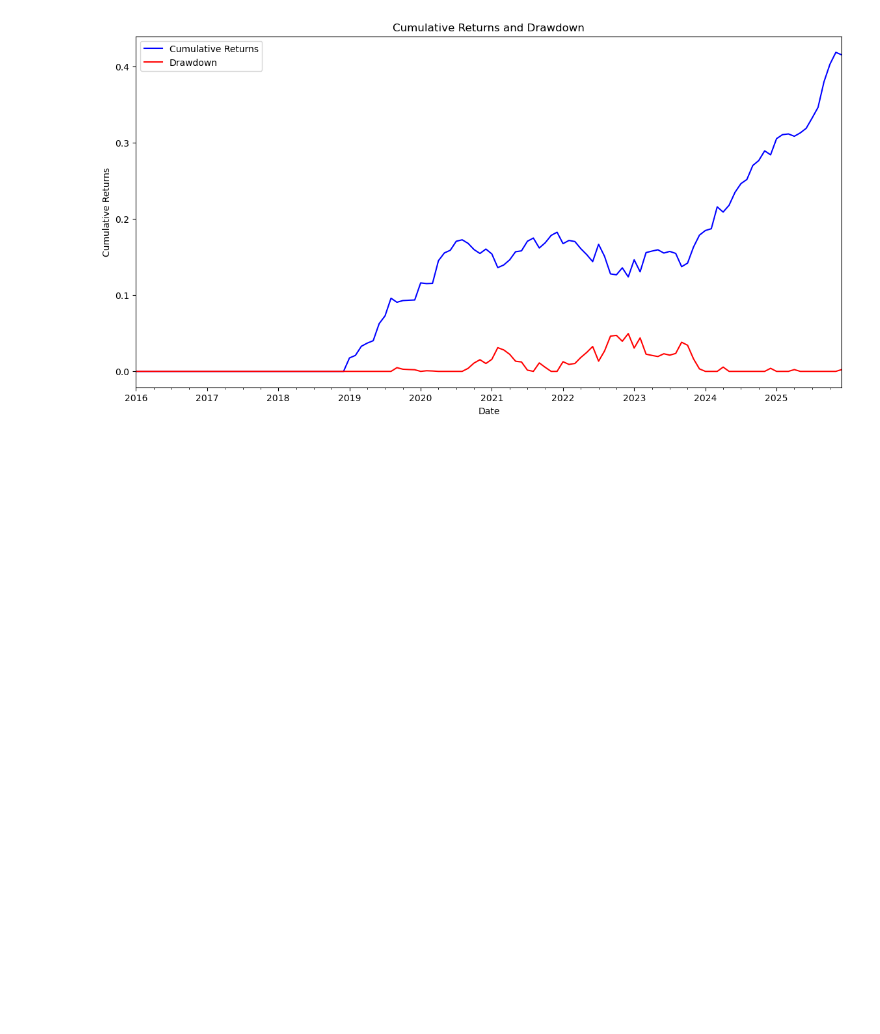
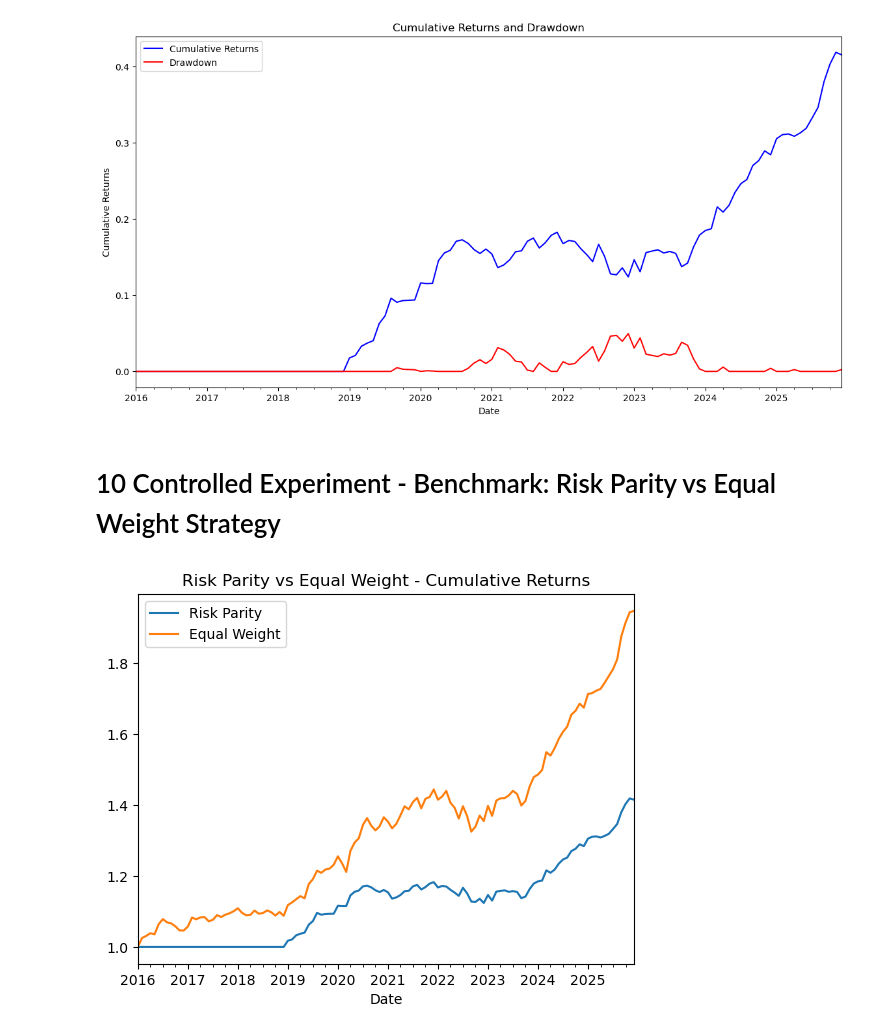
Before and after one commit to waynebar69/risk-parity-portfolio-backtesting, a Jupyter notebook: notebooks/risk_parity_portfolio_backtest.ipynb, the cells around one changed output. Drawn from its saved outputs; the diff is of its cells as text; code cells hidden in the pictures; blank space fills up the shorter version.

```diff
--- a/notebooks/risk_parity_portfolio_backtest.ipynb
+++ b/notebooks/risk_parity_portfolio_backtest.ipynb
@@ -526,3 +543,33 @@ ax.legend()
 plt.show()
 # %% [output]
 [figure]
+# %% [markdown]
+# 10 Controlled Experiment - Benchmark: Risk Parity vs Equal Weight Strategy
+# %%
+# Equal-weight benchmark
+n_assets = returns.shape[1]
+equal_weights = pd.DataFrame(
+    1 / n_assets,
+    index=returns.index,
+    columns=returns.columns
+)
+
+# Lag to avoid look-ahead
+equal_weights_lagged = equal_weights.shift(1)
+
+# Equal-weight portfolio returns
+ew_portfolio_returns = (equal_weights_lagged * returns).sum(axis=1)
+
+# Combine for comparison
+comparison_df = pd.DataFrame({
+    "Risk Parity": risk_parity_portfolio_returns,
+    "Equal Weight": ew_portfolio_returns
+})
+
+# Plot cumulative returns
+(comparison_df + 1).cumprod().plot(
+    title="Risk Parity vs Equal Weight - Cumulative Returns"
+)
+plt.show()
+# %% [output]
+[figure, added]
```
Also changed, not shown: parts of 3 cells of this notebook.
